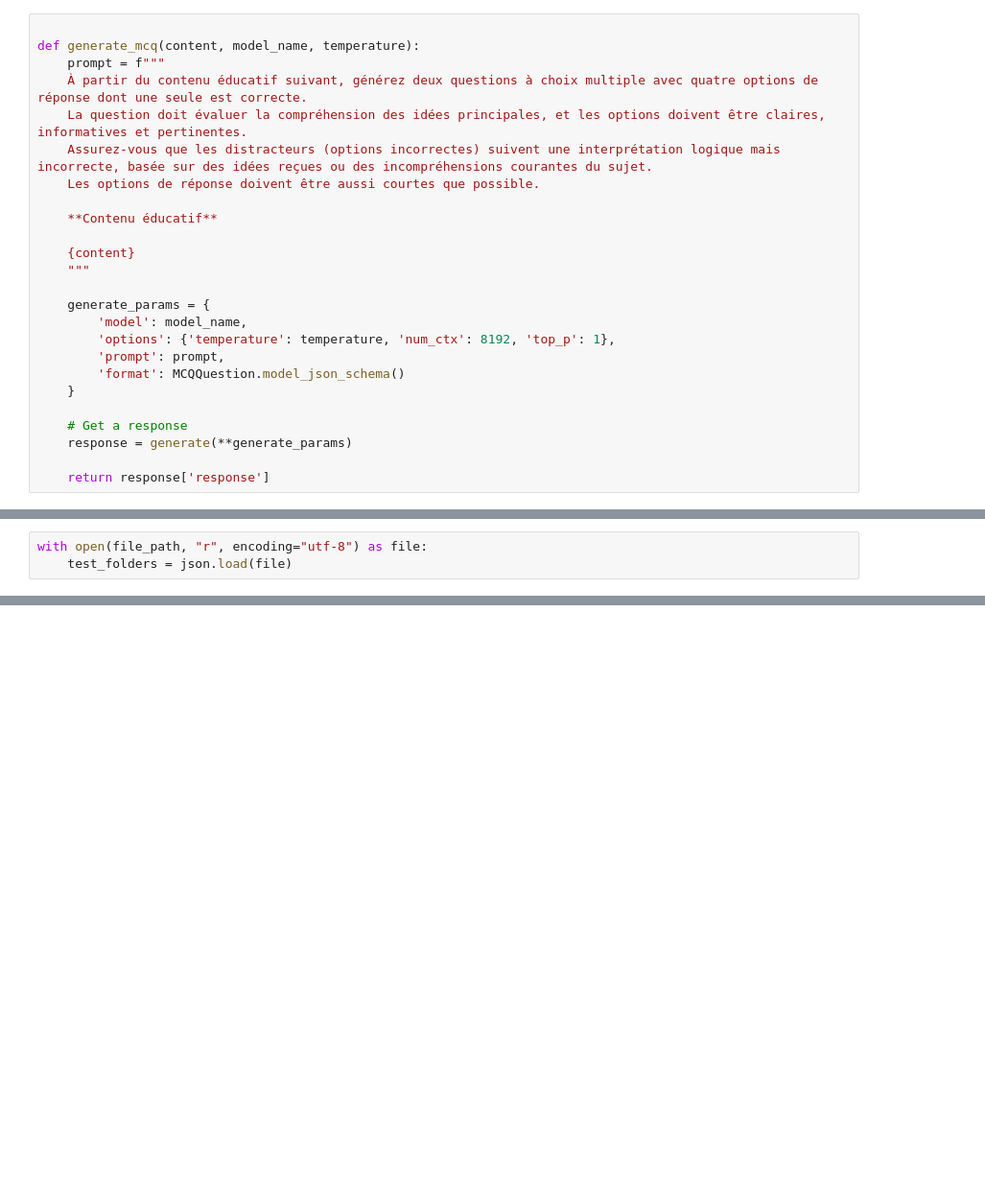
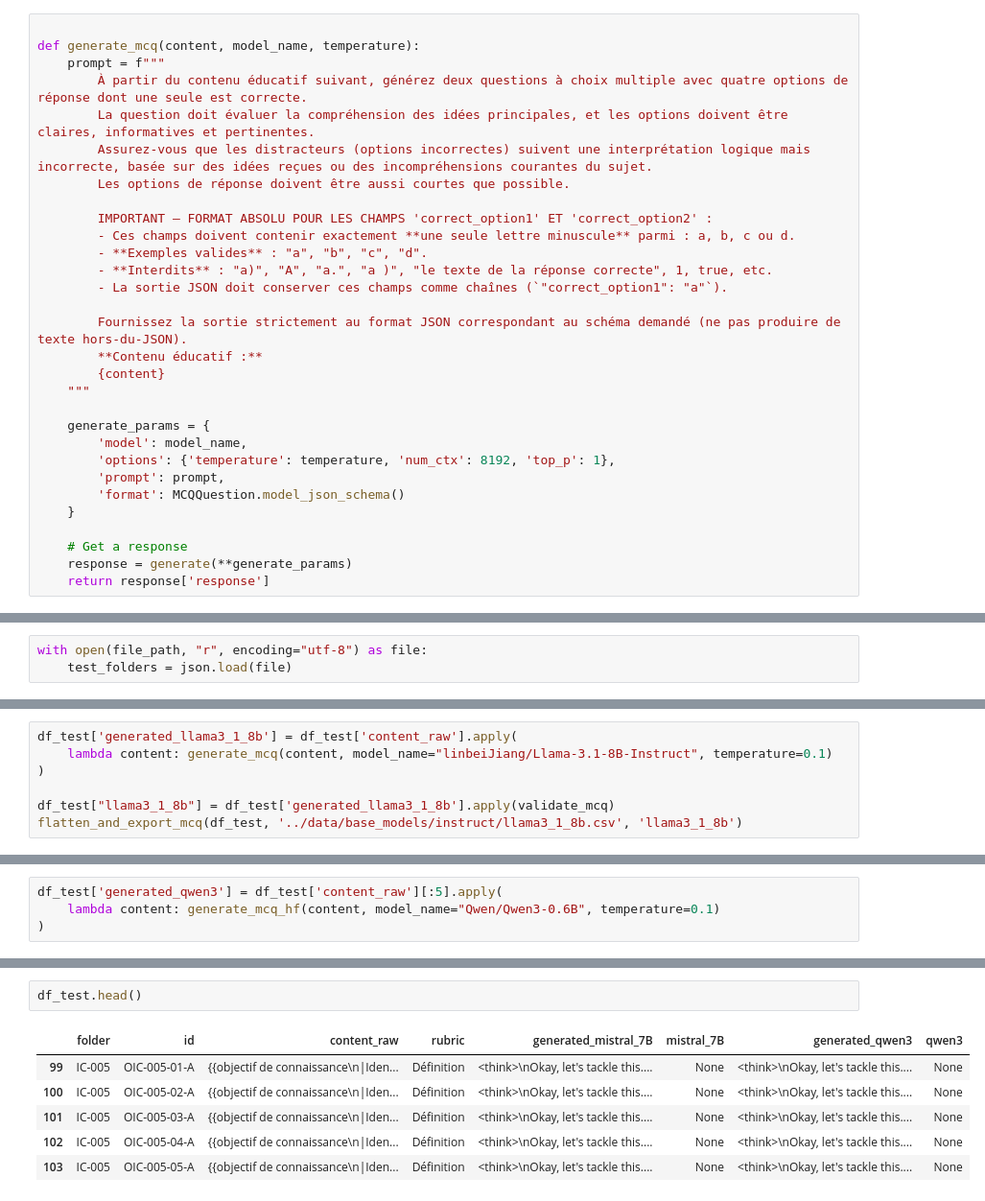
Before and after one commit to kmadou019/slm-mcq-finetuning, a Jupyter notebook: notebooks/generate_with_ollama.ipynb, the cells around one changed output, grey strips where cells are left out. Shown at 96% size. Saved outputs shown, nothing was run; the diff lists cells and outputs as text; blank space fills up the shorter version.

Commit message:
go try model instructed

```diff
--- a/notebooks/generate_with_ollama.ipynb
+++ b/notebooks/generate_with_ollama.ipynb
@@ -38,14 +46,20 @@ def flatten_and_export_mcq(df: DataFrame, export_filename: str, mcq_column_name:
 
 def generate_mcq(content, model_name, temperature):
     prompt = f"""
-    À partir du contenu éducatif suivant, générez deux questions à choix multiple avec quatre options de réponse dont une seule est correcte.
-    La question doit évaluer la compréhension des idées principales, et les options doivent être claires, informatives et pertinentes.
-    Assurez-vous que les distracteurs (options incorrectes) suivent une interprétation logique mais incorrecte, basée sur des idées reçues ou des incompréhensions courantes du sujet.
-    Les options de réponse doivent être aussi courtes que possible.
+        À partir du contenu éducatif suivant, générez deux questions à choix multiple avec quatre options de réponse dont une seule est correcte.
+        La question doit évaluer la compréhension des idées principales, et les options doivent être claires, informatives et pertinentes.
+        Assurez-vous que les distracteurs (options incorrectes) suivent une interprétation logique mais incorrecte, basée sur des idées reçues ou des incompréhensions courantes du sujet.
+        Les options de réponse doivent être aussi courtes que possible.
 
-    **Contenu éducatif**
+        IMPORTANT — FORMAT ABSOLU POUR LES CHAMPS 'correct_option1' ET 'correct_option2' :
+        - Ces champs doivent contenir exactement **une seule lettre minuscule** parmi : a, b, c ou d.
+        - **Exemples valides** : "a", "b", "c", "d".
+        - **Interdits** : "a)", "A", "a.", "a )", "le texte de la réponse correcte", 1, true, etc.
+        - La sortie JSON doit conserver ces champs comme chaînes (`"correct_option1": "a"`).
 
-    {content}
+        Fournissez la sortie strictement au format JSON correspondant au schéma demandé (ne pas produire de texte hors-du-JSON).
+        **Contenu éducatif :**
+        {content}
     """
 
     generate_params = {
@@ -57,5 +71,4 @@ def generate_mcq(content, model_name, temperature):
 
     # Get a response
     response = generate(**generate_params)
-
     return response['response']
@@ -70,0 +130,7 @@ df_test = df[df.folder.isin(test_folders)]
+# %%
+df_test['generated_llama3_1_8b'] = df_test['content_raw'].apply(
+    lambda content: generate_mcq(content, model_name="linbeiJiang/Llama-3.1-8B-Instruct", temperature=0.1)
+)
+
+df_test["llama3_1_8b"] = df_test['generated_llama3_1_8b'].apply(validate_mcq)
+flatten_and_export_mcq(df_test, '../data/base_models/instruct/llama3_1_8b.csv', 'llama3_1_8b')
@@ -136,0 +250,4 @@ empty_mcq = MCQQuestion(
+# %%
+df_test['generated_qwen3'] = df_test['content_raw'][:5].apply(
+    lambda content: generate_mcq_hf(content, model_name="Qwen/Qwen3-0.6B", temperature=0.1)
+)
@@ -136,0 +265,9 @@ empty_mcq = MCQQuestion(
+# %%
+df_test.head()
+# %% [output]
+|  | folder | id | content_raw | rubric | generated_mistral_7B | mistral_7B | generated_qwen3 | qwen3 |
+| 99 | IC-005 | OIC-005-01-A | {{objectif de connaissance\n|Iden... | Définition | <think>\nOkay, let's tackle this.... | None | <think>\nOkay, let's tackle this.... | None |
+| 100 | IC-005 | OIC-005-02-A | {{objectif de connaissance\n|Iden... | Définition | <think>\nOkay, let's tackle this.... | None | <think>\nOkay, let's tackle this.... | None |
+| 101 | IC-005 | OIC-005-03-A | {{objectif de connaissance\n|Iden... | Définition | <think>\nOkay, let's tackle this.... | None | <think>\nOkay, let's tackle this.... | None |
+| 102 | IC-005 | OIC-005-04-A | {{objectif de connaissance\n|Iden... | Définition | <think>\nOkay, let's tackle this.... | None | <think>\nOkay, let's tackle this.... | None |
+| 103 | IC-005 | OIC-005-05-A | {{objectif de connaissance\n|Iden... | Définition | <think>\nOkay, let's tackle this.... | None | <think>\nOkay, let's tackle this.... | None |
```
Also changed, not shown: parts of 15 cells of this notebook, 30 other files.
